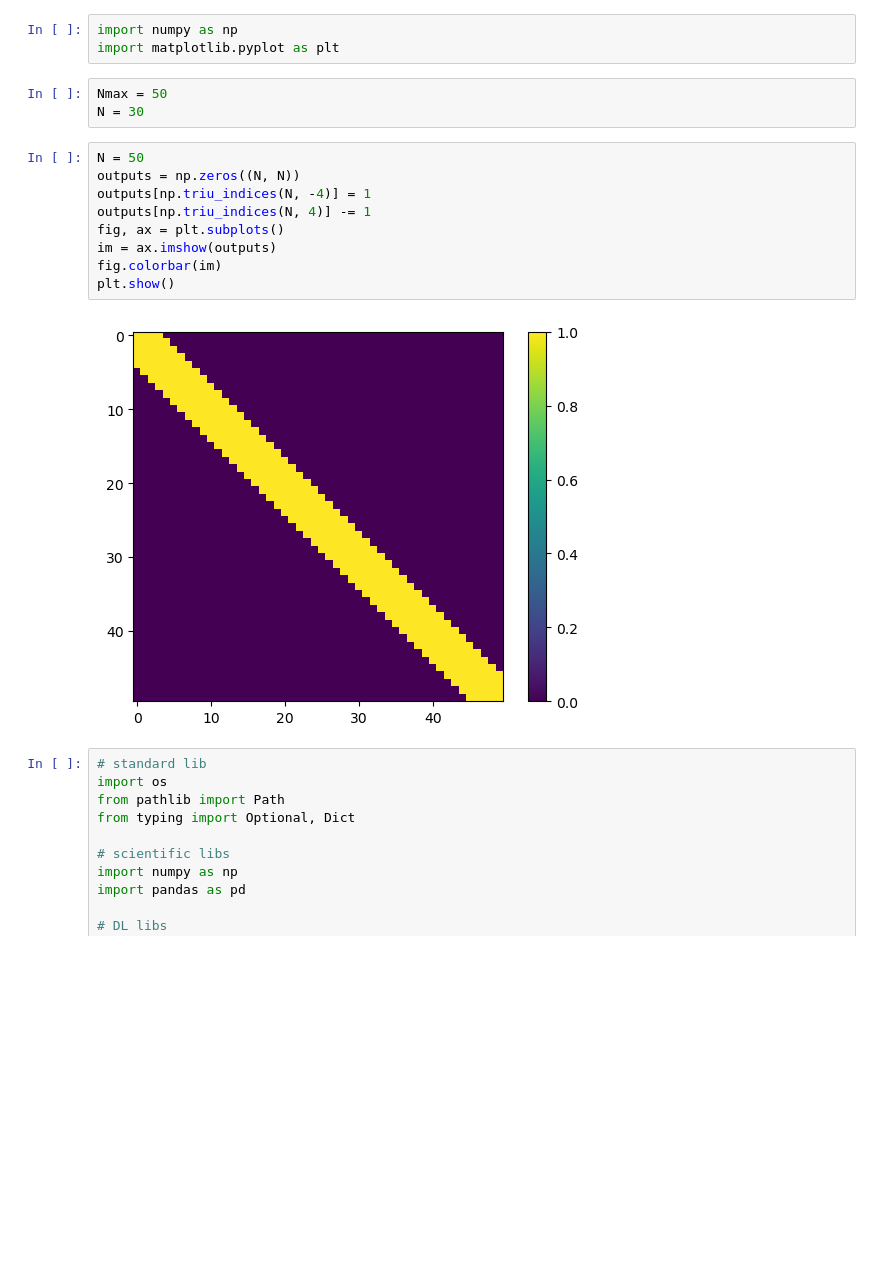
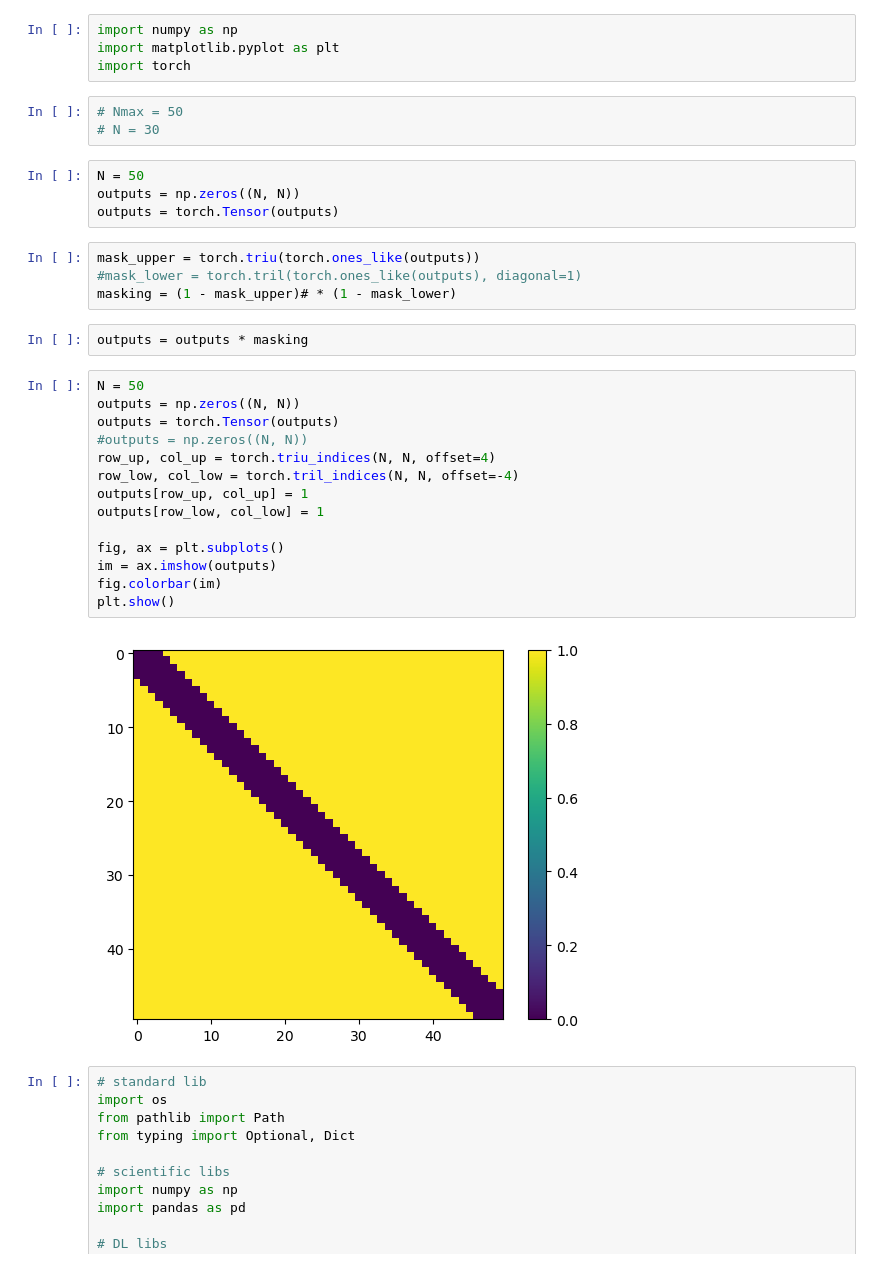
Before and after one commit to namagno/contact-prediction, a Jupyter notebook: finetuned_contacts.ipynb, the cells around one changed output. Cells and saved outputs as stored; diff of their text form; blank space fills up the shorter version.

Commit message:
Masking options
Trying new masking approaches

```diff
--- a/finetuned_contacts.ipynb
+++ b/finetuned_contacts.ipynb
@@ -1,20 +1,36 @@
 # %%
 import numpy as np
 import matplotlib.pyplot as plt
+import torch
 # %%
-Nmax = 50
-N = 30
+# Nmax = 50
+# N = 30
+# %%
+N = 50
+outputs = np.zeros((N, N))
+outputs = torch.Tensor(outputs)
+# %%
+mask_upper = torch.triu(torch.ones_like(outputs))
+#mask_lower = torch.tril(torch.ones_like(outputs), diagonal=1)
+masking = (1 - mask_upper)# * (1 - mask_lower)
+# %%
+outputs = outputs * masking
 # %%
 N = 50
 outputs = np.zeros((N, N))
-outputs[np.triu_indices(N, -4)] = 1
-outputs[np.triu_indices(N, 4)] -= 1
+outputs = torch.Tensor(outputs)
+#outputs = np.zeros((N, N))
+row_up, col_up = torch.triu_indices(N, N, offset=4)
+row_low, col_low = torch.tril_indices(N, N, offset=-4)
+outputs[row_up, col_up] = 1
+outputs[row_low, col_low] = 1
+
 fig, ax = plt.subplots()
 im = ax.imshow(outputs)
 fig.colorbar(im)
 plt.show()
 # %% [output]
-[figure, old version]
+[figure, new version]
 # %%
 # standard lib
 import os
```
Also changed, not shown: parts of 4 cells of this notebook.
